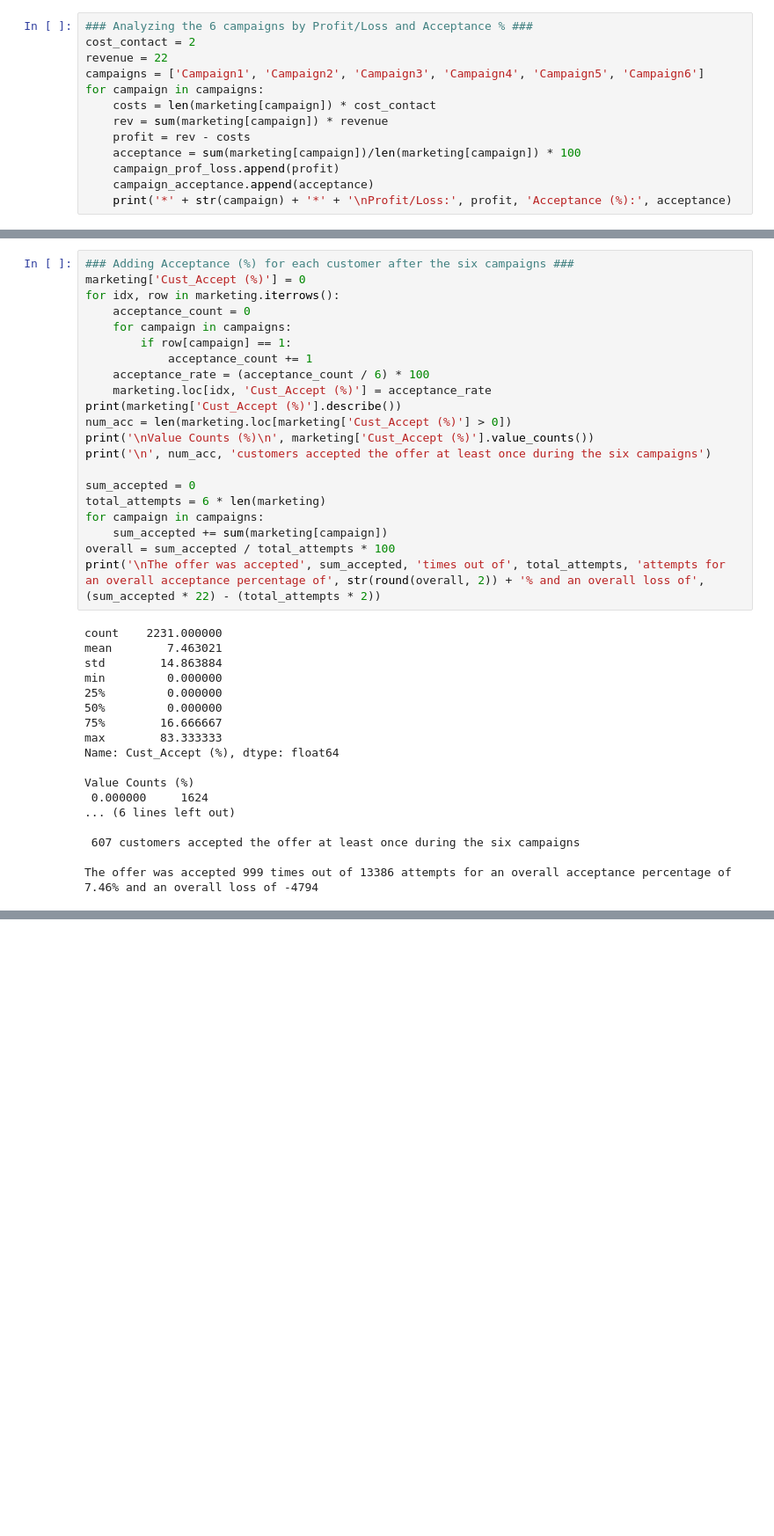
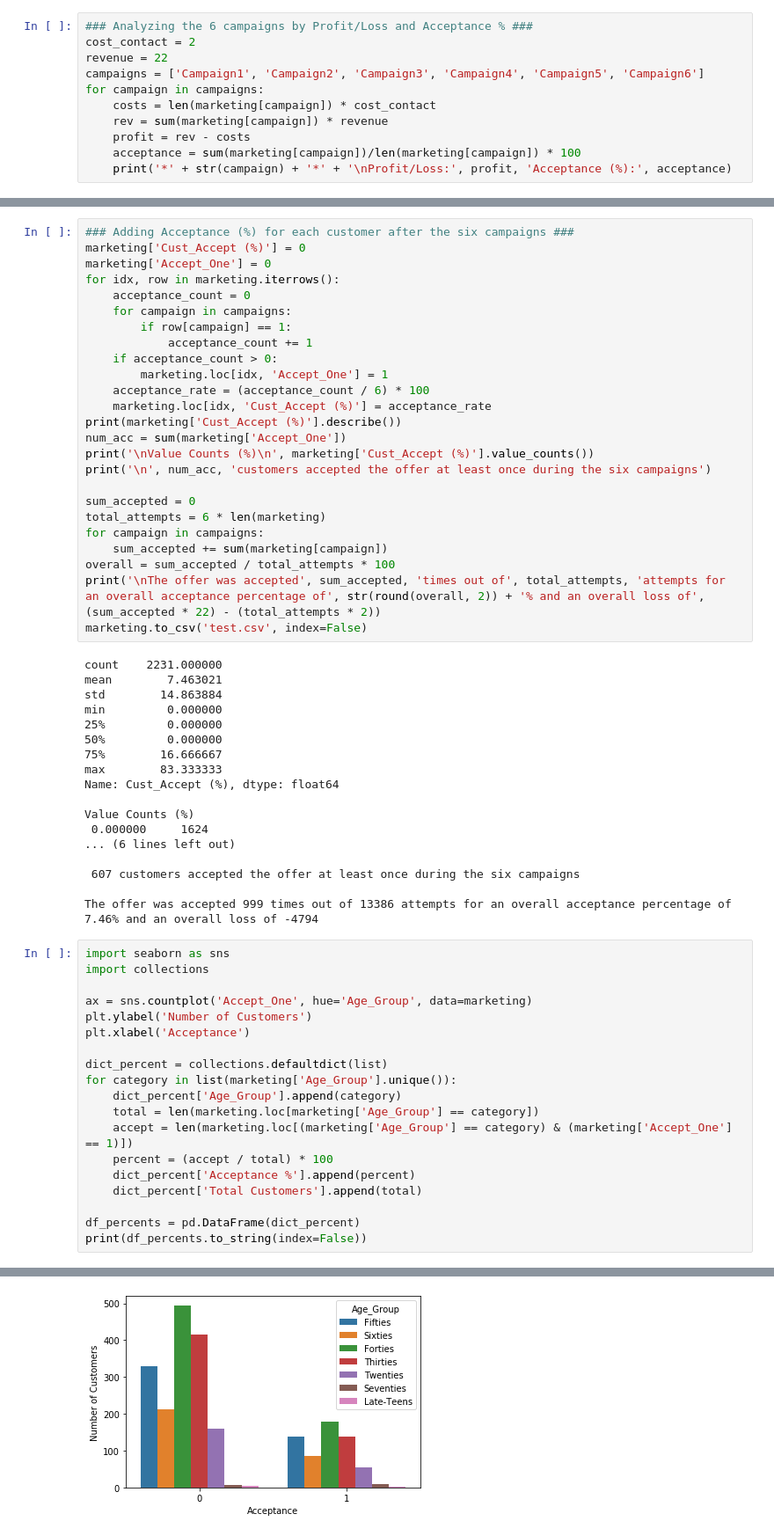
Before and after one commit to RachidRezzik/Market_Camp, a Jupyter notebook: Data_Analysis.ipynb, the cells around one changed output, grey strips where cells are left out. Shown at 88% size. Drawn from its saved outputs; the diff is of its cells as text; blank space fills up the shorter version.

Commit message:
updated data analysis

```diff
--- a/Data_Analysis.ipynb
+++ b/Data_Analysis.ipynb
@@ -250,8 +250,6 @@ for campaign in campaigns:
     rev = sum(marketing[campaign]) * revenue
     profit = rev - costs
     acceptance = sum(marketing[campaign])/len(marketing[campaign]) * 100
-    campaign_prof_loss.append(profit)
-    campaign_acceptance.append(acceptance)
     print('*' + str(campaign) + '*' + '\nProfit/Loss:', profit, 'Acceptance (%):', acceptance)
 # %% [output]
 *Campaign1*
@@ -269,15 +267,18 @@ Profit/Loss: 2886 Acceptance (%): 14.970865082922458
 # %%
 ### Adding Acceptance (%) for each customer after the six campaigns ###
 marketing['Cust_Accept (%)'] = 0
+marketing['Accept_One'] = 0
 for idx, row in marketing.iterrows():
     acceptance_count = 0
     for campaign in campaigns:
         if row[campaign] == 1:
             acceptance_count += 1
+    if acceptance_count > 0:
+        marketing.loc[idx, 'Accept_One'] = 1
     acceptance_rate = (acceptance_count / 6) * 100
     marketing.loc[idx, 'Cust_Accept (%)'] = acceptance_rate
 print(marketing['Cust_Accept (%)'].describe())
-num_acc = len(marketing.loc[marketing['Cust_Accept (%)'] > 0])
+num_acc = sum(marketing['Accept_One'])
 print('\nValue Counts (%)\n', marketing['Cust_Accept (%)'].value_counts())
 print('\n', num_acc, 'customers accepted the offer at least once during the six campaigns')
 
@@ -287,6 +288,7 @@ for campaign in campaigns:
     sum_accepted += sum(marketing[campaign])
 overall = sum_accepted / total_attempts * 100
 print('\nThe offer was accepted', sum_accepted, 'times out of', total_attempts, 'attempts for an overall acceptance percentage of', str(round(overall, 2)) + '% and an overall loss of', (sum_accepted * 22) - (total_attempts * 2))
+marketing.to_csv('test.csv', index=False)
 # %% [output]
 count    2231.000000
 mean        7.463021
@@ -305,3 +307,23 @@ Value Counts (%)
  607 customers accepted the offer at least once during the six campaigns
 
 The offer was accepted 999 times out of 13386 attempts for an overall acceptance percentage of 7.46% and an overall loss of -4794
+# %%
+import seaborn as sns
+import collections
+
+ax = sns.countplot('Accept_One', hue='Age_Group', data=marketing)
+plt.ylabel('Number of Customers')
+plt.xlabel('Acceptance')
+
+dict_percent = collections.defaultdict(list)
+for category in list(marketing['Age_Group'].unique()):
+    dict_percent['Age_Group'].append(category)
+    total = len(marketing.loc[marketing['Age_Group'] == category])
+    accept = len(marketing.loc[(marketing['Age_Group'] == category) & (marketing['Accept_One'] == 1)])
+    percent = (accept / total) * 100
+    dict_percent['Acceptance %'].append(percent)
+    dict_percent['Total Customers'].append(total)
+
+df_percents = pd.DataFrame(dict_percent)
+print(df_percents.to_string(index=False))
+# %% [output]
@@ -307,0 +338 @@ The offer was accepted 999 times out of 13386 attempts for an overall acceptance
+[figure, added]
```
Also changed, not shown: parts of 3 cells of this notebook.
